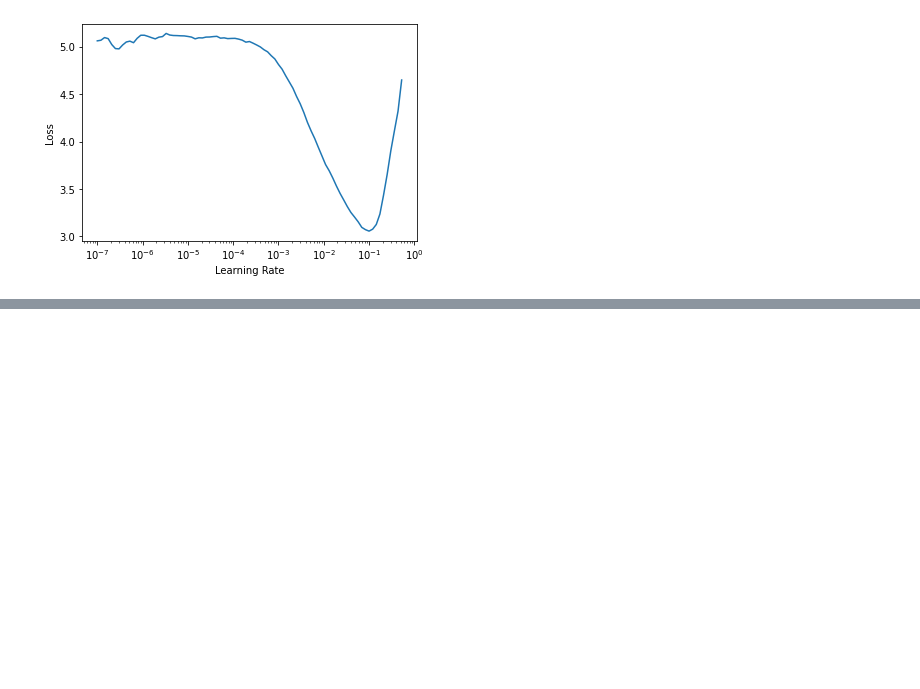
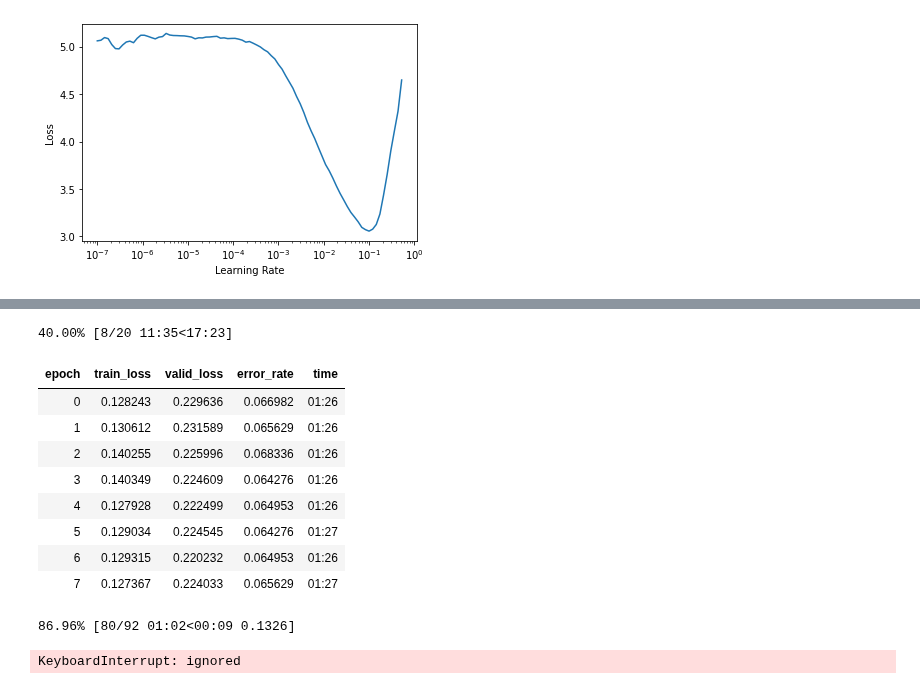
Before and after one commit to i-SanMartin/FastAI, a Jupyter notebook: 05_Pet_Breeds/Classifier.ipynb, the cells around one changed output, grey strips where cells are left out. Drawn from its saved outputs; the diff is of its cells as text; code cells hidden in the pictures; blank space fills up the shorter version.

```diff
--- a/05_Pet_Breeds/Classifier.ipynb
+++ b/05_Pet_Breeds/Classifier.ipynb
@@ -227,4 +236,17 @@ learn.lr_find()
 # %%
-learn.fit_one_cycle(20, lr_max=slice(3e-4,1e-3))
+learn.fit_one_cycle(20, lr_max=slice(1e-7,6e-7))
+# %% [output]
+40.00% [8/20 11:35<17:23]
+| epoch | train_loss | valid_loss | error_rate | time |
+| 0 | 0.128243 | 0.229636 | 0.066982 | 01:26 |
+| 1 | 0.130612 | 0.231589 | 0.065629 | 01:26 |
+| 2 | 0.140255 | 0.225996 | 0.068336 | 01:26 |
+| 3 | 0.140349 | 0.224609 | 0.064276 | 01:26 |
+| 4 | 0.127928 | 0.222499 | 0.064953 | 01:26 |
+| 5 | 0.129034 | 0.224545 | 0.064276 | 01:27 |
+| 6 | 0.129315 | 0.220232 | 0.064953 | 01:26 |
+| 7 | 0.127367 | 0.224033 | 0.065629 | 01:27 |
+86.96% [80/92 01:02<00:09 0.1326]
+KeyboardInterrupt: ignored
 # %%
 learn.recorder.plot_loss()
```
Also changed, not shown: parts of 4 cells of this notebook.
